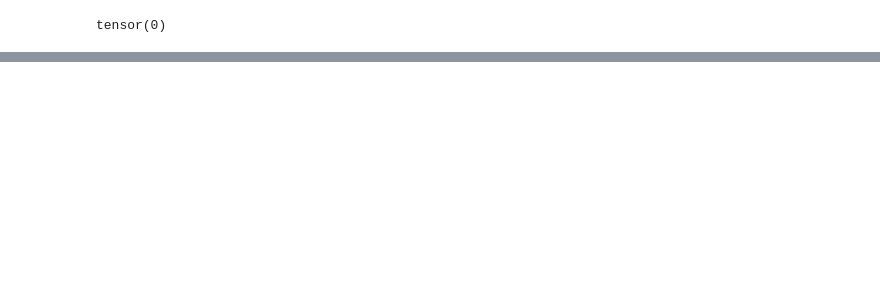
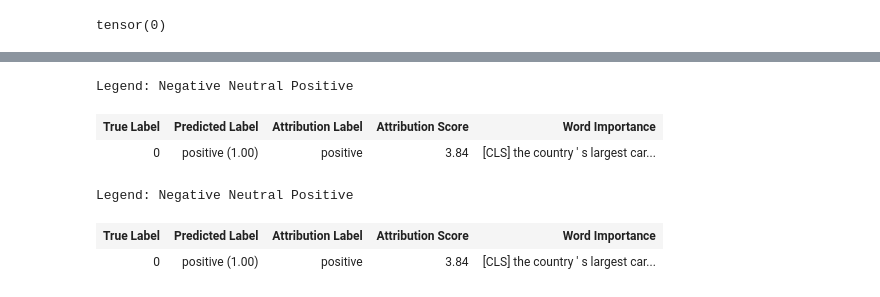
Before and after one commit to rajdeepbasu/Transformers, a Jupyter notebook: Fine_Tuning_FinBert.ipynb, the cells around one changed output, grey strips where cells are left out. Saved outputs shown, nothing was run; the diff lists cells and outputs as text; code cells hidden in the pictures; blank space fills up the shorter version.

```diff
--- a/Fine_Tuning_FinBert.ipynb
+++ b/Fine_Tuning_FinBert.ipynb
@@ -191,3 +190,9 @@ softmax_score = torch.nn.functional.softmax(logit,dim=-1)
 torch.argmax(softmax_score)
 # %% [output]
 tensor(0)
+# %%
+from transformers_interpret import SequenceClassificationExplainer
+cls_explainer = SequenceClassificationExplainer(
+    resampled_model,
+    tokenizer)
+word_attributions = cls_explainer("The country's largest carmaker Maruti Suzuki India on Wednesday announced that it will be increasing prices across its model range from January 2021. In November, Maruti Suzuki said its total production increased 5.91 per cent to 150221 units. The company had produced total 141834 units in the same month last year, Maruti Suzuki India (MSI) said in a regulatory filing. Passenger vehicles production stood at 146577 units last month as compared with 139084 units in November 2019, a growth of 5.38 per cent. MSI said production of its light commercial vehicle Super Carry stood at 3644 units as against 2750 units in the year-ago month.")
@@ -193,0 +219,9 @@ tensor(0)
+# %%
+cls_explainer.visualize("finbert_viz.html")
+# %% [output]
+Legend: Negative Neutral Positive
+| True Label | Predicted Label | Attribution Label | Attribution Score | Word Importance |
+| 0 | positive (1.00) | positive | 3.84 | [CLS] the country ' s largest car... |
+Legend: Negative Neutral Positive
+| True Label | Predicted Label | Attribution Label | Attribution Score | Word Importance |
+| 0 | positive (1.00) | positive | 3.84 | [CLS] the country ' s largest car... |
```
Also changed, not shown: parts of 11 cells of this notebook.
